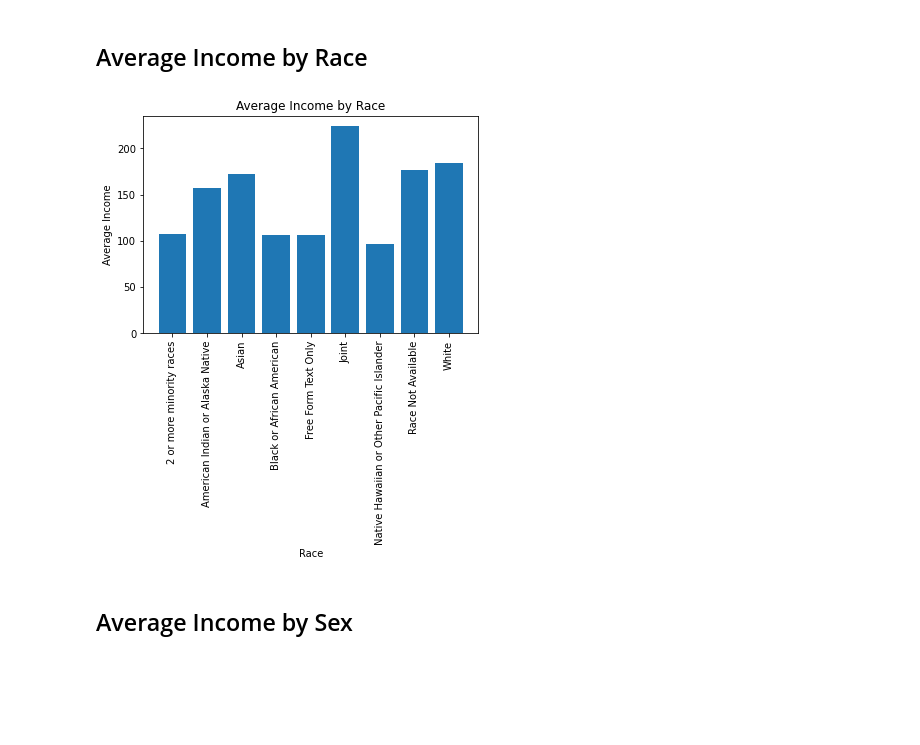
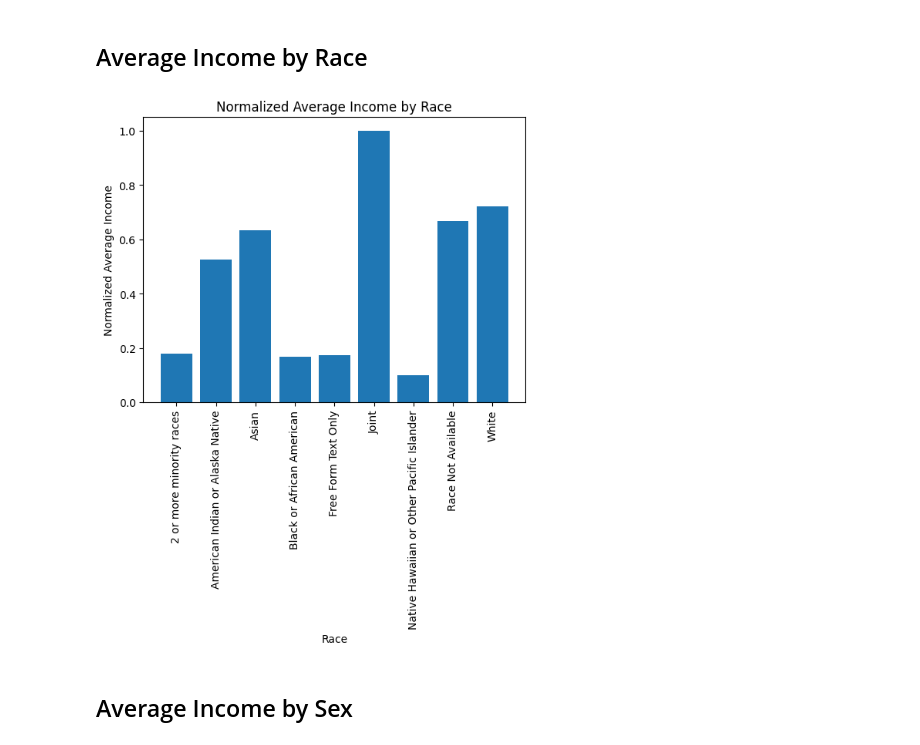
Before and after one commit to BU-Spark/ds-councilor-louijeune-fair-housing, a Jupyter notebook: spring23-team-4/data_code/data_test.ipynb, the cells around one changed output. Saved outputs shown, nothing was run; the diff lists cells and outputs as text; code cells hidden in the pictures; blank space fills up the shorter version.

Commit message:
Normalize average income by race and sex

```diff
--- a/spring23-team-4/data_code/data_test.ipynb
+++ b/spring23-team-4/data_code/data_test.ipynb
@@ -265,21 +265,23 @@ plt.show()
 ## Average Income by Race
 # %%
 mean_income = df.groupby('derived_race')['income'].mean()
+min_value = mean_income.min()
+max_value = mean_income.max()
+scaling_range = (0.1, 1)
+normalized_mean_income = scaling_range[0] + ((mean_income - min_value) * (scaling_range[1] - scaling_range[0])) / (max_value - min_value)
 
 fig, ax = plt.subplots()
-ax.bar(mean_income.index, mean_income.values)
+ax.bar(normalized_mean_income.index, normalized_mean_income.values)
 ax.set_xlabel('Race')
-ax.set_ylabel('Average Income')
-ax.set_title('Average Income by Race')
+ax.set_ylabel('Normalized Average Income')
+ax.set_title('Normalized Average Income by Race')
 
 plt.xticks(rotation=90)
 plt.show()
 
-
-
 ## Tianyi
 # %% [output]
-[figure, old version]
+[figure, new version]
 # %% [markdown]
 ## Average Income by Sex
 # %%
```
Also changed, not shown: parts of 15 cells of this notebook.
